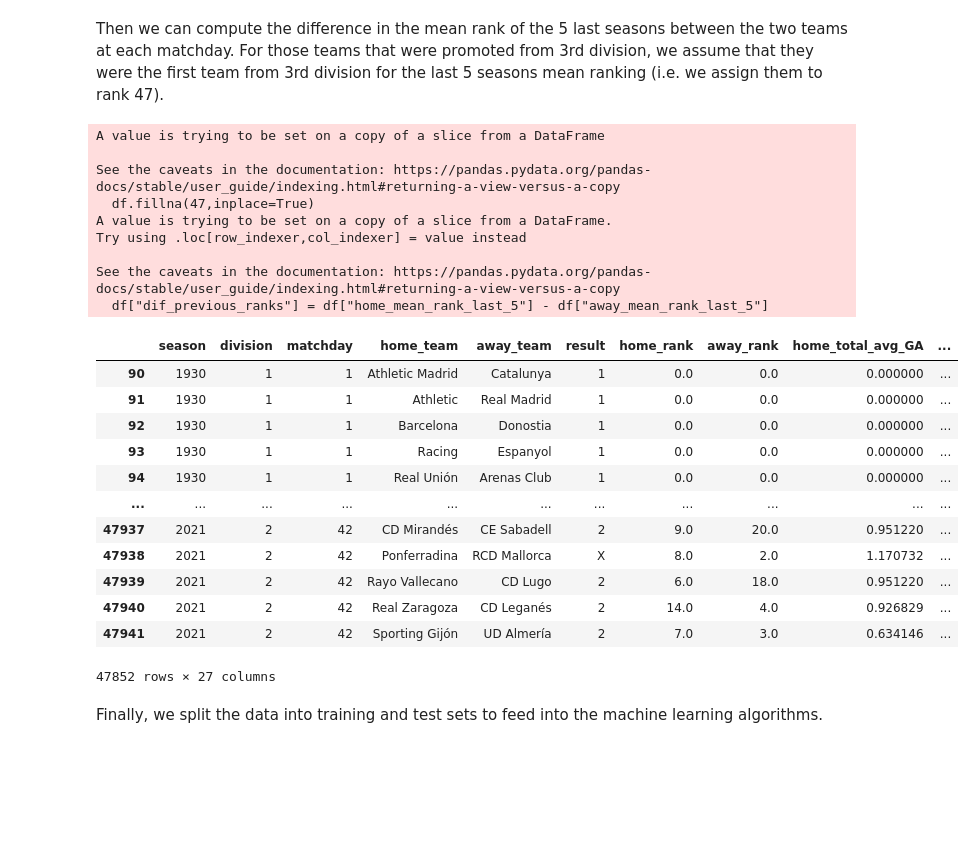
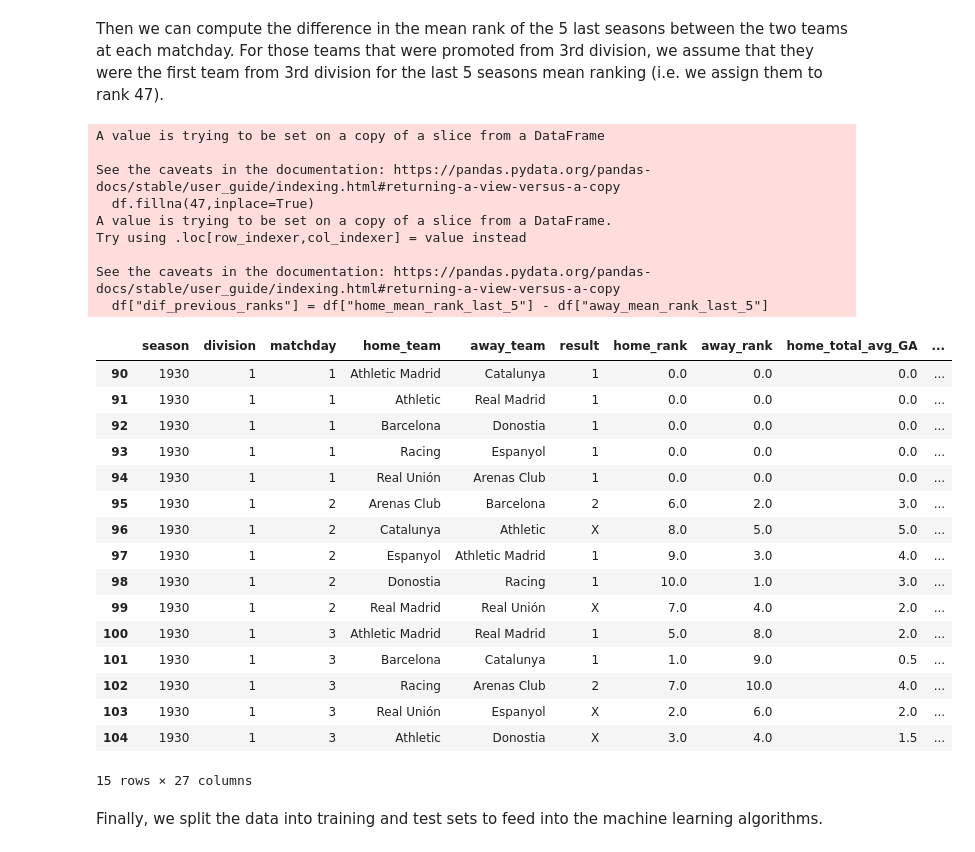
Before and after one commit to ManuIluro22/LaLiga, a Jupyter notebook: analysis/ModelAnalysis.ipynb, the cells around one changed output. Drawn from its saved outputs; the diff is of its cells as text; code cells hidden in the pictures; blank space fills up the shorter version.

```diff
--- a/analysis/ModelAnalysis.ipynb
+++ b/analysis/ModelAnalysis.ipynb
@@ -305,32 +303,36 @@ Then we can compute the difference in the mean rank of the 5 last seasons betwee
 # %%
 df = df.loc[(df['season'] > 1929)]
 df.fillna(47,inplace=True)
 df["dif_previous_ranks"] = df["home_mean_rank_last_5"] - df["away_mean_rank_last_5"]
 df = df.loc[(df['season'] < 2022)]
-df
+display(df.head(15))
 # %% [output]
 A value is trying to be set on a copy of a slice from a DataFrame
 
 See the caveats in the documentation: https://pandas.pydata.org/pandas-docs/stable/user_guide/indexing.html#returning-a-view-versus-a-copy
   df.fillna(47,inplace=True)
 A value is trying to be set on a copy of a slice from a DataFrame.
 Try using .loc[row_indexer,col_indexer] = value instead
 
 See the caveats in the documentation: https://pandas.pydata.org/pandas-docs/stable/user_guide/indexing.html#returning-a-view-versus-a-copy
   df["dif_previous_ranks"] = df["home_mean_rank_last_5"] - df["away_mean_rank_last_5"]
 |  | season | division | matchday | home_team | away_team | result | home_rank | away_rank | home_total_avg_GA | ... |
-| 90 | 1930 | 1 | 1 | Athletic Madrid | Catalunya | 1 | 0.0 | 0.0 | 0.000000 | ... |
-| 91 | 1930 | 1 | 1 | Athletic | Real Madrid | 1 | 0.0 | 0.0 | 0.000000 | ... |
-| 92 | 1930 | 1 | 1 | Barcelona | Donostia | 1 | 0.0 | 0.0 | 0.000000 | ... |
-| 93 | 1930 | 1 | 1 | Racing | Espanyol | 1 | 0.0 | 0.0 | 0.000000 | ... |
-| 94 | 1930 | 1 | 1 | Real Unión | Arenas Club | 1 | 0.0 | 0.0 | 0.000000 | ... |
-| ... | ... | ... | ... | ... | ... | ... | ... | ... | ... | ... |
-| 47937 | 2021 | 2 | 42 | CD Mirandés | CE Sabadell | 2 | 9.0 | 20.0 | 0.951220 | ... |
-| 47938 | 2021 | 2 | 42 | Ponferradina | RCD Mallorca | X | 8.0 | 2.0 | 1.170732 | ... |
-| 47939 | 2021 | 2 | 42 | Rayo Vallecano | CD Lugo | 2 | 6.0 | 18.0 | 0.951220 | ... |
-| 47940 | 2021 | 2 | 42 | Real Zaragoza | CD Leganés | 2 | 14.0 | 4.0 | 0.926829 | ... |
-| 47941 | 2021 | 2 | 42 | Sporting Gijón | UD Almería | 2 | 7.0 | 3.0 | 0.634146 | ... |
+| 90 | 1930 | 1 | 1 | Athletic Madrid | Catalunya | 1 | 0.0 | 0.0 | 0.0 | ... |
+| 91 | 1930 | 1 | 1 | Athletic | Real Madrid | 1 | 0.0 | 0.0 | 0.0 | ... |
+| 92 | 1930 | 1 | 1 | Barcelona | Donostia | 1 | 0.0 | 0.0 | 0.0 | ... |
+| 93 | 1930 | 1 | 1 | Racing | Espanyol | 1 | 0.0 | 0.0 | 0.0 | ... |
+| 94 | 1930 | 1 | 1 | Real Unión | Arenas Club | 1 | 0.0 | 0.0 | 0.0 | ... |
+| 95 | 1930 | 1 | 2 | Arenas Club | Barcelona | 2 | 6.0 | 2.0 | 3.0 | ... |
+| 96 | 1930 | 1 | 2 | Catalunya | Athletic | X | 8.0 | 5.0 | 5.0 | ... |
+| 97 | 1930 | 1 | 2 | Espanyol | Athletic Madrid | 1 | 9.0 | 3.0 | 4.0 | ... |
+| 98 | 1930 | 1 | 2 | Donostia | Racing | 1 | 10.0 | 1.0 | 3.0 | ... |
+| 99 | 1930 | 1 | 2 | Real Madrid | Real Unión | X | 7.0 | 4.0 | 2.0 | ... |
+| 100 | 1930 | 1 | 3 | Athletic Madrid | Real Madrid | 1 | 5.0 | 8.0 | 2.0 | ... |
+| 101 | 1930 | 1 | 3 | Barcelona | Catalunya | 1 | 1.0 | 9.0 | 0.5 | ... |
+| 102 | 1930 | 1 | 3 | Racing | Arenas Club | 2 | 7.0 | 10.0 | 4.0 | ... |
+| 103 | 1930 | 1 | 3 | Real Unión | Espanyol | X | 2.0 | 6.0 | 2.0 | ... |
+| 104 | 1930 | 1 | 3 | Athletic | Donostia | X | 3.0 | 4.0 | 1.5 | ... |
-47852 rows × 27 columns
+15 rows × 27 columns
 # %% [markdown]
 Finally, we split the data into training and test sets to feed into the machine learning algorithms.
 # %%
```
Also changed, not shown: parts of 6 cells of this notebook.
